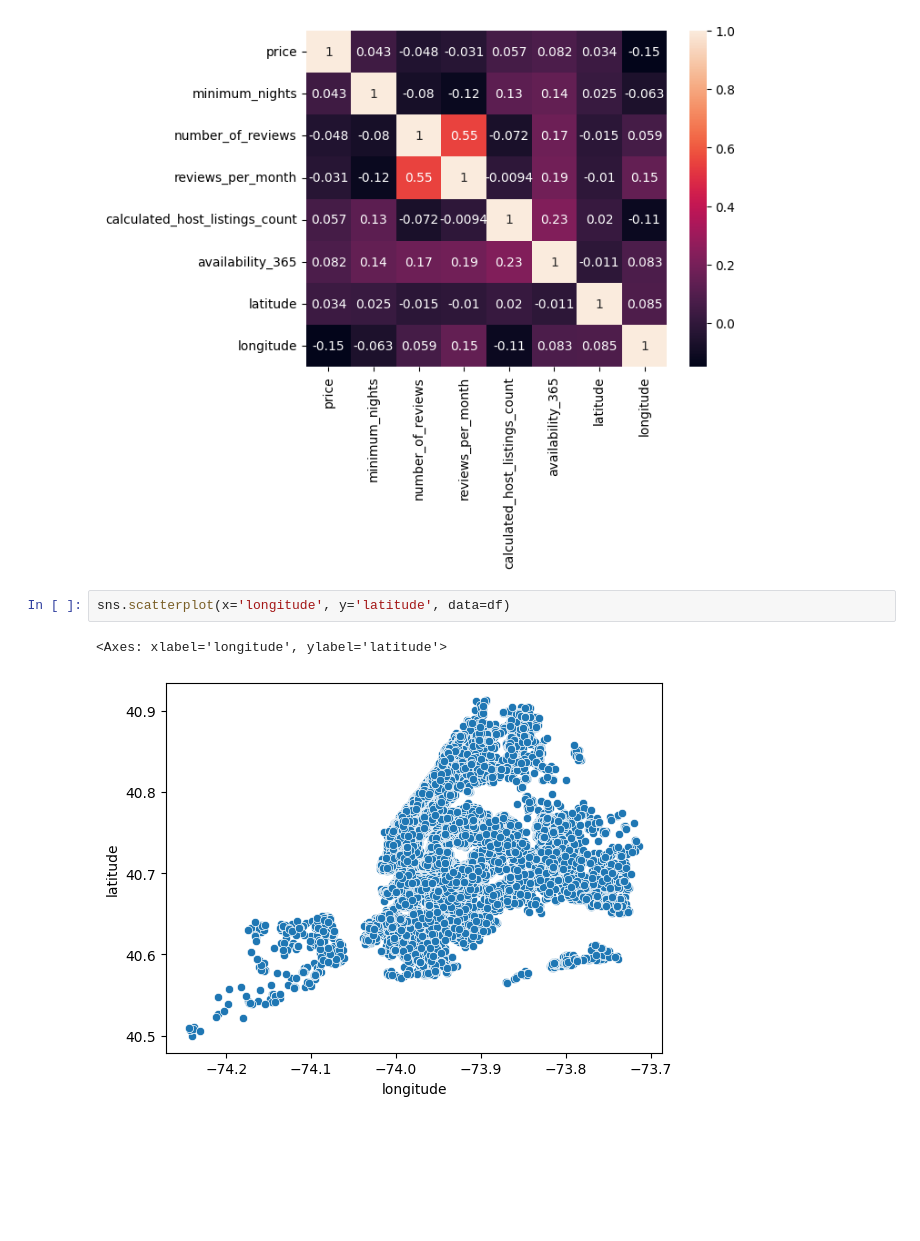
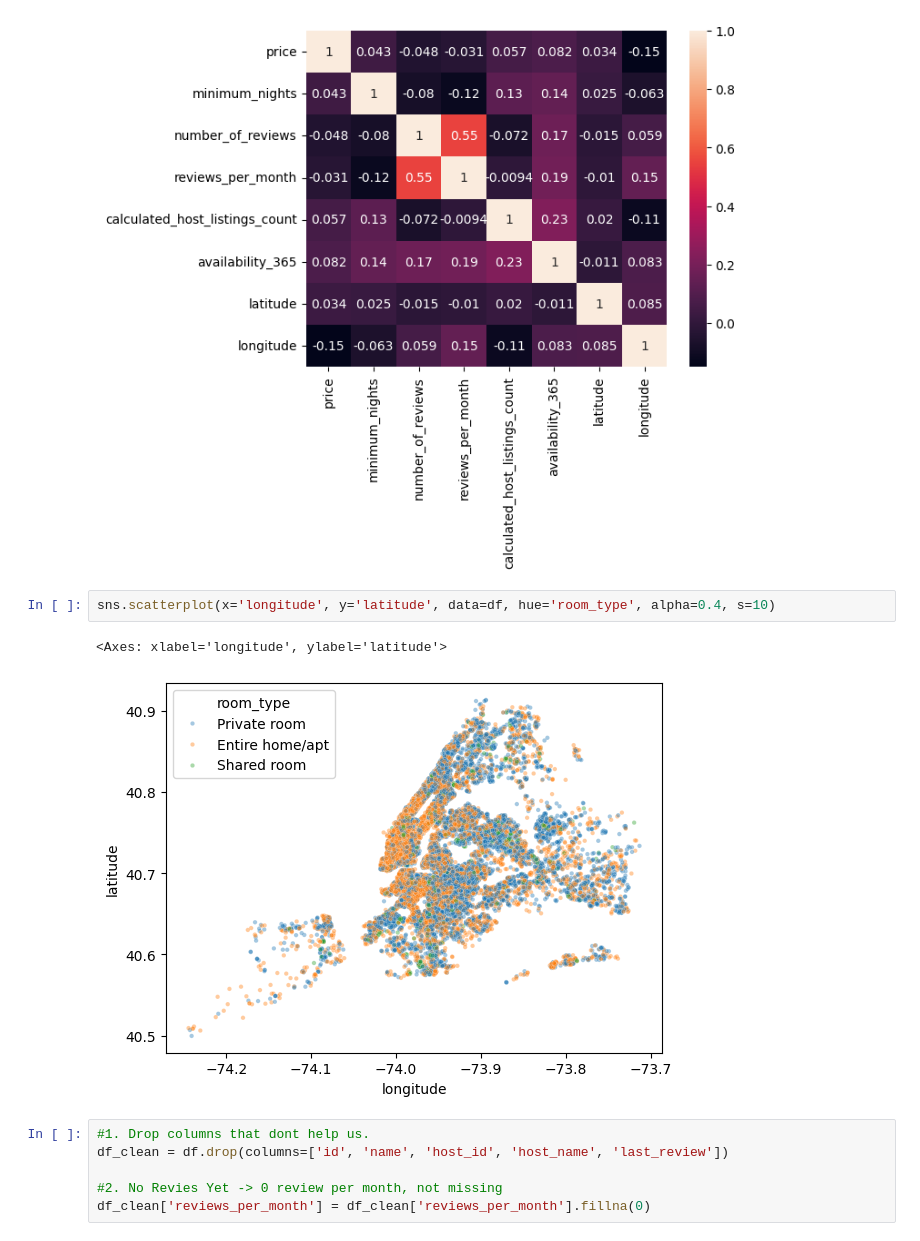
Before and after one commit to Amankhan0087/NYC-House-Types-Prediction, a Jupyter notebook: NYC_House_Types_Prediction_.ipynb, the cells around one changed output. Cells and saved outputs as stored; diff of their text form; blank space fills up the shorter version.

```diff
--- a/NYC_House_Types_Prediction_.ipynb
+++ b/NYC_House_Types_Prediction_.ipynb
@@ -121,7 +121,13 @@ sns.heatmap(corr, annot=True)
 <Axes: >
 [figure]
 # %%
-sns.scatterplot(x='longitude', y='latitude', data=df)
+sns.scatterplot(x='longitude', y='latitude', data=df, hue='room_type', alpha=0.4, s=10)
 # %% [output]
 <Axes: xlabel='longitude', ylabel='latitude'>
-[figure, old version]
+[figure, new version]
+# %%
+#1. Drop columns that dont help us.
+df_clean = df.drop(columns=['id', 'name', 'host_id', 'host_name', 'last_review'])
+
+#2. No Revies Yet -> 0 review per month, not missing
+df_clean['reviews_per_month'] = df_clean['reviews_per_month'].fillna(0)
```
Also changed, not shown: parts of 5 cells of this notebook.
